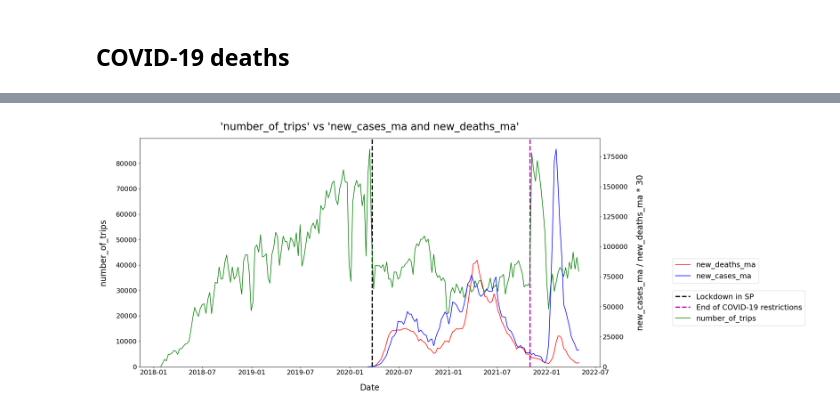
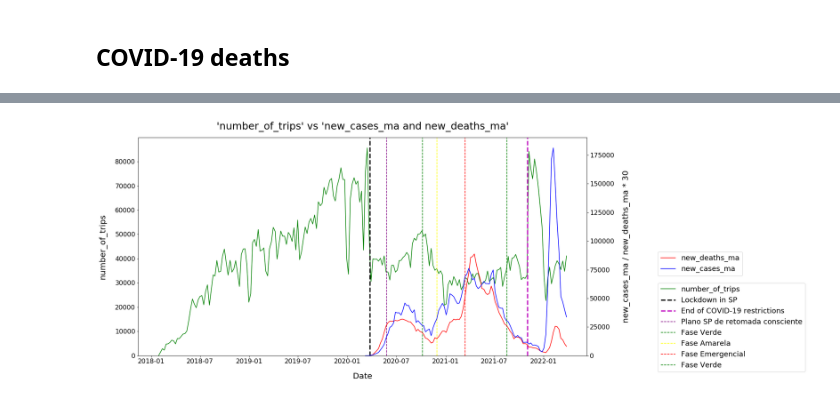
Before and after one commit to anayflima/bss-analysis, a Jupyter notebook: data_analysis/correlation_with_covid/weekly_correlation.ipynb, the cells around one changed output, grey strips where cells are left out. Cells and saved outputs as stored; diff of their text form; code cells hidden in the pictures.

Commit message:
chore: Make adjustments to COVID correlation plotting

```diff
--- a/data_analysis/correlation_with_covid/weekly_correlation.ipynb
+++ b/data_analysis/correlation_with_covid/weekly_correlation.ipynb
@@ -44,9 +40,9 @@ correlation_with_variable = cwc.plot_target_variable_correlation(correlation_mat
 # %%
 variable = 'number_of_trips'
 covid_variable = ['new_cases_ma', 'new_deaths_ma']
-cwc.plot_variable_and_covid_together(variable, covid_variable)
+cwc.plot_variable_and_covid_together(variable, covid_variable, show_all_phases = True)
 # %% [output]
-[figure, old version]
+[figure, new version]
 # %%
 variable = 'number_of_trips'
 covid_variable = ['new_deaths_ma']
```
Also changed, not shown: parts of 12 cells of this notebook, 3 other files.
